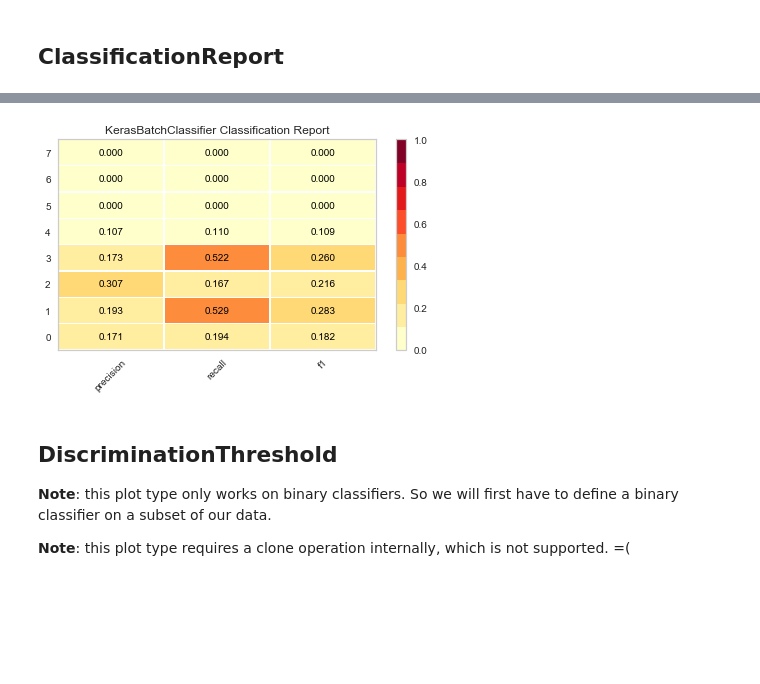
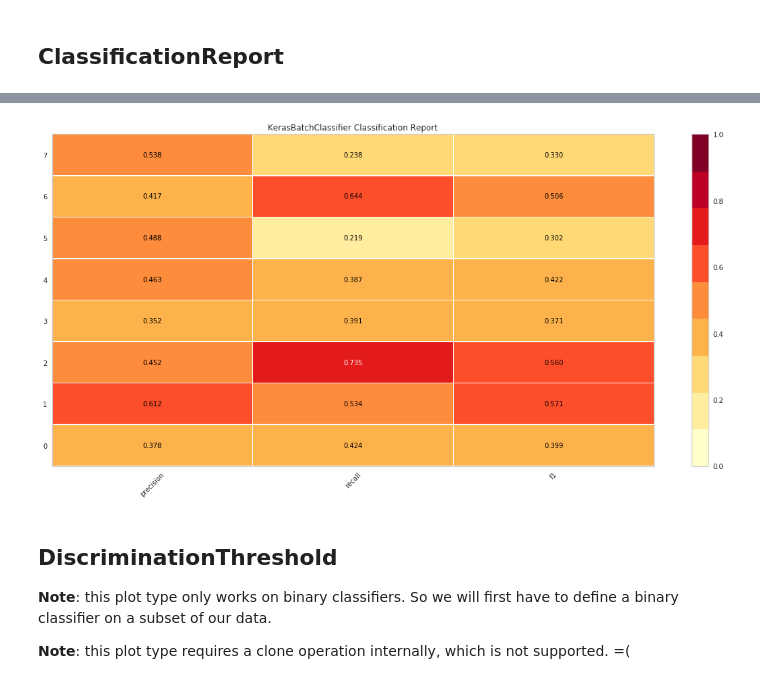
Before and after one commit to ResidentMario/yellowbrick-x-keras, a Jupyter notebook: notebooks/using-yellowbrick-with-keras-classifiers.ipynb, the cells around one changed output, grey strips where cells are left out. Drawn from its saved outputs; the diff is of its cells as text; code cells hidden in the pictures; blank space fills up the shorter version.

```diff
--- a/notebooks/using-yellowbrick-with-keras-classifiers.ipynb
+++ b/notebooks/using-yellowbrick-with-keras-classifiers.ipynb
@@ -157,10 +164,29 @@ visualization_generator = train_datagen.flow_from_dataframe(
     x_col='CroppedImageURL',
     y_col='LabelName',
     target_size=(48, 48),
-    batch_size=1000,
+    batch_size=8000,
     class_mode='categorical'
 )
 # %% [output]
 Found 8000 images belonging to 8 classes.
 # %% [markdown]
 ## ClassPredictionError
+# %%
+# bigger for the article
+
+%matplotlib inline
+import matplotlib.pyplot as plt
+from yellowbrick.classifier import ClassPredictionError
+
+fig, ax = plt.subplots(figsize=(16, 8))
+
+X, y = visualization_generator.next()
+y = np.argmax(y, axis=1)
+
+from yellowbrick.style import set_palette
+set_palette('Set1')
+visualizer = ClassPredictionError(
+    clf, ax=ax, classes=list(visualization_generator.class_indices.keys())
+)
+visualizer.score(X, y)
+visualizer.poof()
@@ -192,0 +216,15 @@ visualizer.poof()
+# %%
+# bigger for the article
+
+from yellowbrick.classifier import ConfusionMatrix
+
+fig, ax = plt.subplots(figsize=(16, 8))
+
+X, y = visualization_generator.next()
+y = np.argmax(y, axis=1)
+
+from yellowbrick.style import set_palette
+set_palette('yellowbrick')
+visualizer = ConfusionMatrix(clf, ax=ax)
+visualizer.score(X, y)
+visualizer.poof()
@@ -193,8 +234,12 @@ visualizer.poof()
 # %% [markdown]
 ## ClassificationReport
 # %%
+# bigger for the article
+
 import numpy as np
 from yellowbrick.classifier import ClassificationReport
+
+fig, ax = plt.subplots(figsize=(16, 8))
 
 X, y = visualization_generator.next()
 y = np.argmax(y, axis=1)
@@ -207,4 +252,4 @@ visualizer.poof()
-[figure, old version]
+[figure, new version]
 # %% [markdown]
 ## DiscriminationThreshold
 
```
Also changed, not shown: parts of 9 cells of this notebook, 2 other files.
